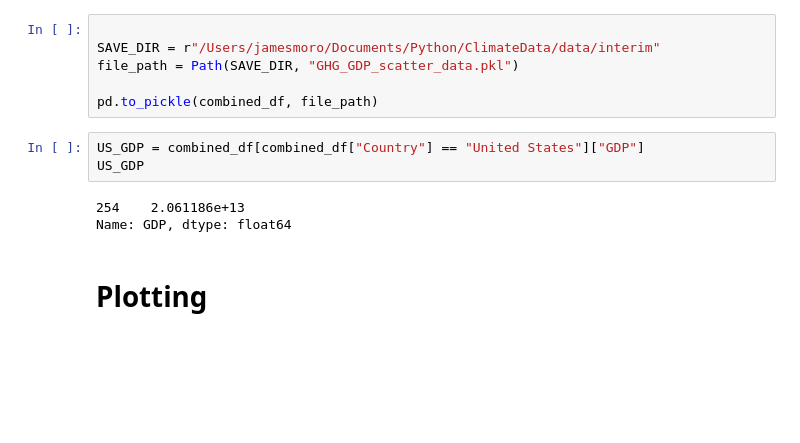
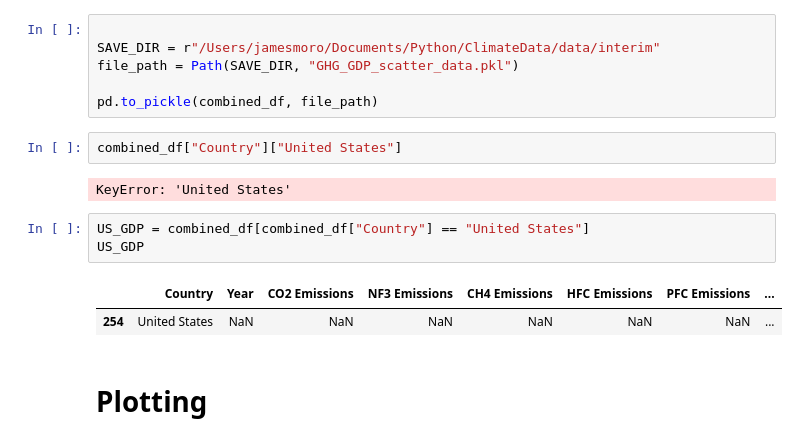
Before and after one commit to jmoro0408/ClimateData, a Jupyter notebook: notebooks/1.2-Country_GDP_Plotting.ipynb, the cells around one changed output. Saved outputs shown, nothing was run; the diff lists cells and outputs as text; blank space fills up the shorter version.

```diff
--- a/notebooks/1.2-Country_GDP_Plotting.ipynb
+++ b/notebooks/1.2-Country_GDP_Plotting.ipynb
@@ -59,11 +59,15 @@ SAVE_DIR = r"/Users/jamesmoro/Documents/Python/ClimateData/data/interim"
 file_path = Path(SAVE_DIR, "GHG_GDP_scatter_data.pkl")
 
 pd.to_pickle(combined_df, file_path)
+# %%
+combined_df["Country"]["United States"]
+# %% [output]
+KeyError: 'United States'
 # %%
-US_GDP = combined_df[combined_df["Country"] == "United States"]["GDP"]
+US_GDP = combined_df[combined_df["Country"] == "United States"]
 US_GDP
 # %% [output]
-254    2.061186e+13
-Name: GDP, dtype: float64
+|  | Country | Year | CO2 Emissions | NF3 Emissions | CH4 Emissions | HFC Emissions | PFC Emissions | ... |
+| 254 | United States | NaN | NaN | NaN | NaN | NaN | NaN | ... |
 # %% [markdown]
 # Plotting
```
Also changed, not shown: parts of 2 cells of this notebook, 2 other files.
